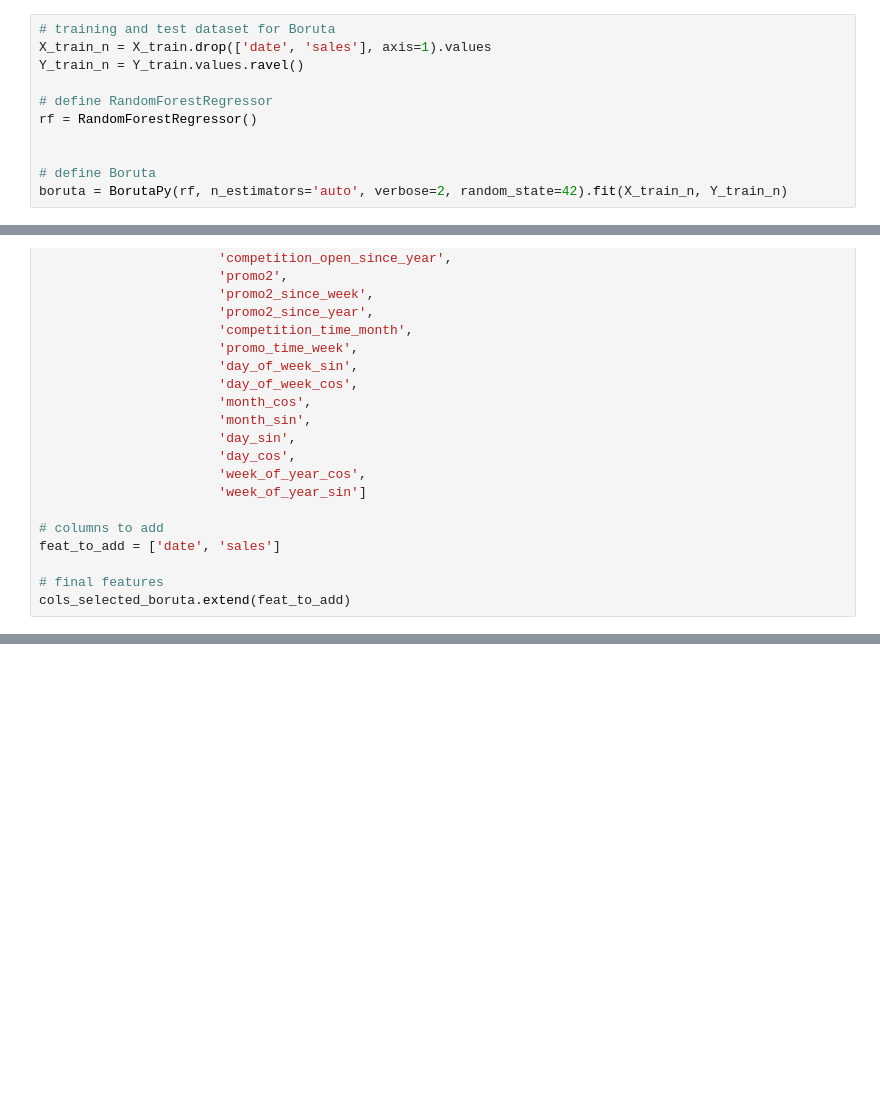
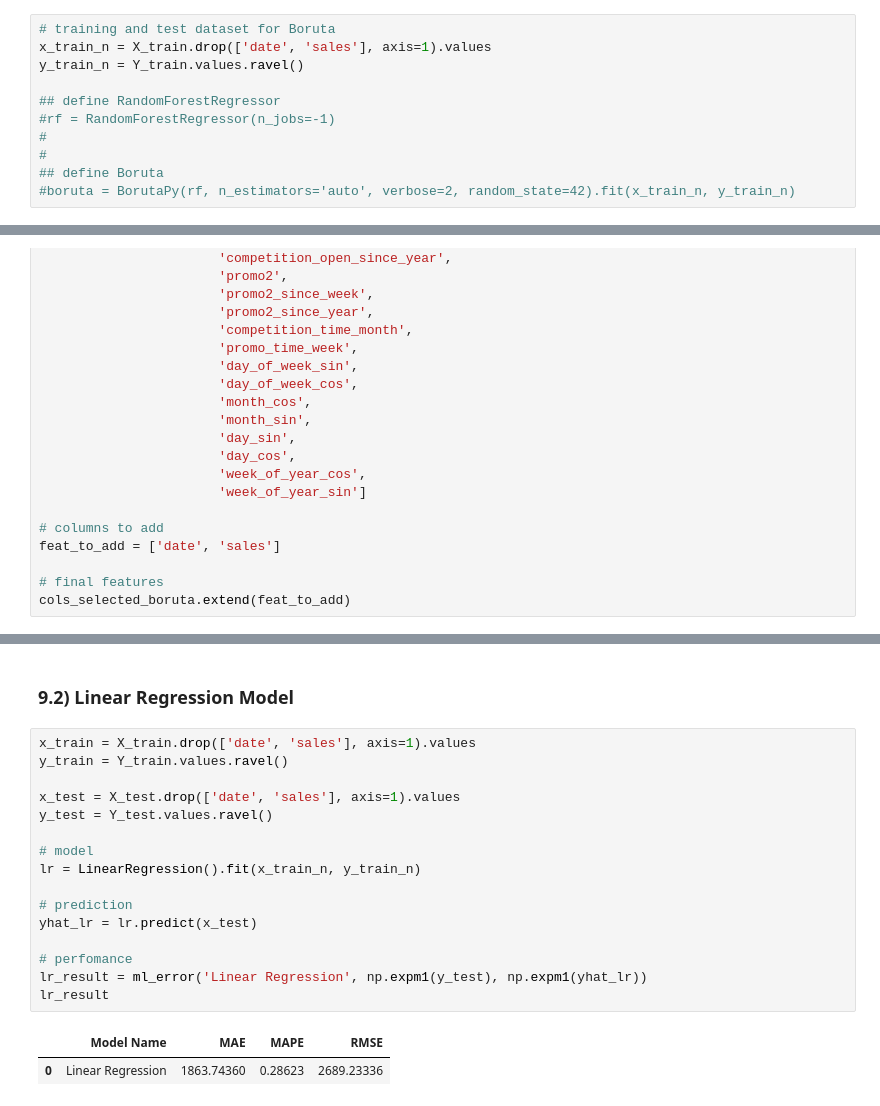
Before and after one commit to jaohenritm/Rossman, a Jupyter notebook: store_sales_prediction.ipynb, the cells around one changed output, grey strips where cells are left out. Drawn from its saved outputs; the diff is of its cells as text; blank space fills up the shorter version.

```diff
--- a/store_sales_prediction.ipynb
+++ b/store_sales_prediction.ipynb
@@ -907,15 +909,15 @@ Test Max Date: 2015-07-31 00:00:00
 ### 8.2) Boruta as Feature Selector
 # %%
 # training and test dataset for Boruta
-X_train_n = X_train.drop(['date', 'sales'], axis=1).values
-Y_train_n = Y_train.values.ravel()
+x_train_n = X_train.drop(['date', 'sales'], axis=1).values
+y_train_n = Y_train.values.ravel()
 
-# define RandomForestRegressor
-rf = RandomForestRegressor()
-
-
-# define Boruta
-boruta = BorutaPy(rf, n_estimators='auto', verbose=2, random_state=42).fit(X_train_n, Y_train_n)
+## define RandomForestRegressor
+#rf = RandomForestRegressor(n_jobs=-1)
+#
+#
+## define Boruta
+#boruta = BorutaPy(rf, n_estimators='auto', verbose=2, random_state=42).fit(x_train_n, y_train_n)
 # %% [markdown]
 #### 8.2.1) Best Features from Boruta
 # %%
@@ -959,0 +1002,21 @@ cols_selected_boruta.extend(feat_to_add)
+# %% [markdown]
+### 9.2) Linear Regression Model
+# %%
+x_train = X_train.drop(['date', 'sales'], axis=1).values
+y_train = Y_train.values.ravel()
+
+x_test = X_test.drop(['date', 'sales'], axis=1).values
+y_test = Y_test.values.ravel()
+
+# model
+lr = LinearRegression().fit(x_train_n, y_train_n)
+
+# prediction
+yhat_lr = lr.predict(x_test)
+
+# perfomance
+lr_result = ml_error('Linear Regression', np.expm1(y_test), np.expm1(yhat_lr))
+lr_result
+# %% [output]
+|  | Model Name | MAE | MAPE | RMSE |
+| 0 | Linear Regression | 1863.74360 | 0.28623 | 2689.23336 |
```
Also changed, not shown: parts of 12 cells of this notebook.
